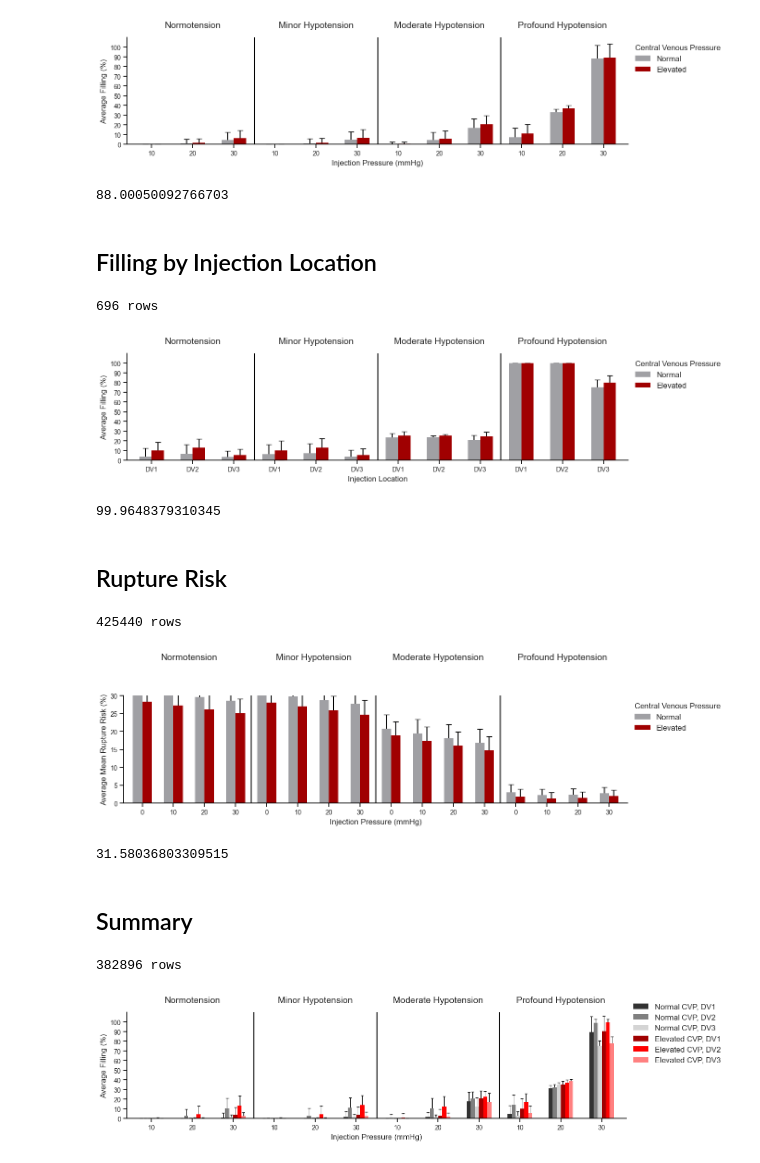
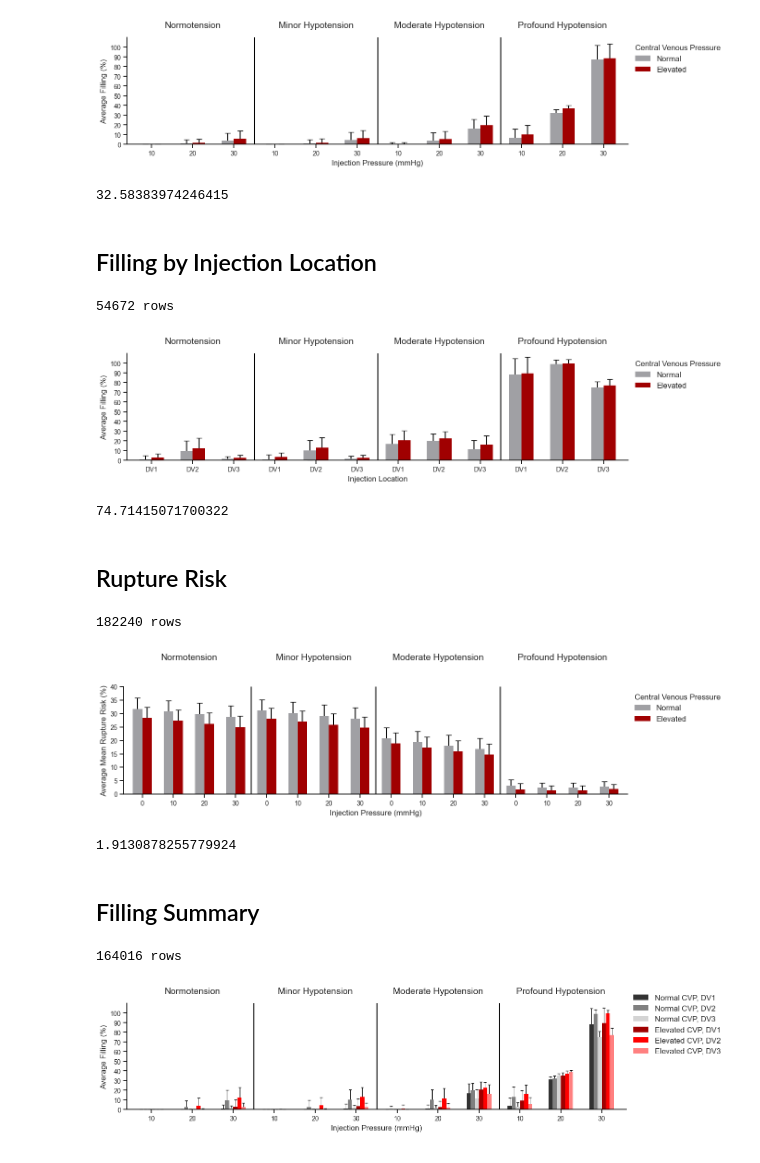
Before and after one commit to JentGent/avm, a Jupyter notebook: jupyter/jupyter.ipynb, the cells around one changed output. Drawn from its saved outputs; the diff is of its cells as text; code cells hidden in the pictures.

```diff
--- a/jupyter/jupyter.ipynb
+++ b/jupyter/jupyter.ipynb
@@ -17,6 +17,6 @@ df_combined = df_mac._append(df_windows, ignore_index=True)
 df_combined.to_csv(output_file_path, index=False)
 # %%
 # Read CSV file
-data = pd.read_csv('../data/2024-08-24-six-compartments-no-af4-af3-tiny.csv')
+data = pd.read_csv('../data/2024-08-25-combined.csv')
 print(f'{len(data)} rows')
 # %% [output]
@@ -395,13 +395,13 @@ plt.show()
 value = grouped_data[
     (grouped_data['Blood pressure hypotension'] == 'profound') &
     (grouped_data['CVP pressure'] == 'normal') &
-    (grouped_data['Injection pressure (mmHg)'] == 30) &
+    (grouped_data['Injection pressure (mmHg)'] == 20) &
     (1 == 1)  # Ignore
 ]['filling_mean'].values[0]
 
 print(value)
 # %% [output]
-88.00050092766703
+32.58383974246415
 # %% [markdown]
 ## Filling by Injection Location
 # %%
@@ -414,7 +414,7 @@ filtered_data = data[
 
 print(f'{len(filtered_data)} rows')
 # %% [output]
-696 rows
+54672 rows
 # %%
 grouped_data = filtered_data.groupby(['Blood pressure hypotension', 'Injection location', 'CVP pressure']).agg({
     'Percent filled post-injection (%)': ['mean', 'std']
@@ -530,18 +530,18 @@ ax.legend(
 plt.grid(False)
 plt.show()
 # %% [output]
-[figure, old version]
+[figure, new version]
 # %%
 value = grouped_data[
     (grouped_data['Blood pressure hypotension'] == 'profound') &
     (grouped_data['CVP pressure'] == 'normal') &
-    (grouped_data['Injection location'] == 'DV1') &
+    (grouped_data['Injection location'] == 'DV3') &
     (1 == 1)  # Ignore
 ]['filling_mean'].values[0]
 
 print(value)
 # %% [output]
-99.9648379310345
+74.71415071700322
 # %% [markdown]
 ## Rupture Risk
 # %%
@@ -552,7 +552,7 @@ filtered_data = data[
 
 print(f'{len(filtered_data)} rows')
 # %% [output]
-425440 rows
+182240 rows
 # %%
 grouped_data = filtered_data.groupby(['Blood pressure hypotension', 'Injection pressure (mmHg)', 'CVP pressure']).agg({
     'Mean rupture risk (%)': ['mean', 'std']
@@ -611,7 +611,7 @@ plt.setp(
     xticklabels=['0', '10', '20', '30'] * 4,
     xlabel='Injection Pressure (mmHg)',
     ylabel='Average Mean Rupture Risk (%)',
-    ylim=[0, 30],
+    ylim=[0, 40],
 )
 
 plt.setp(
@@ -634,45 +634,47 @@ ax.tick_params(
     labelsize=10,
     left=True,
     color=ax.spines['left'].get_edgecolor(),
     which='both',
 )
 
 plt.setp([ax.spines['top'], ax.spines['right']], visible=False)
 
 categories = ['Normotension', 'Minor Hypotension', 'Moderate Hypotension', 'Profound Hypotension']
 category_positions = [np.mean(x[i*4:(i+1)*4]) for i in range(4)]
 
 for i, label in enumerate(categories):
     ax.text(category_positions[i], ax.get_ylim()[1] + 10, label, ha='center', fontsize=14)
 
 for i in range(1, 4):
     ax.axvline(np.mean(x[i*4-1:i*4+1]), color=BORDER_COLOR, linewidth=1.5)
 
 ax.legend(
     title="Central Venous Pressure",
     loc='center left',
     bbox_to_anchor=(1, 0.8),
     frameon=False,
     alignment='left',
     fontsize=12,
     title_fontsize=12,
 )
 
 plt.grid(False)
 plt.show()
 # %% [output]
-[figure, old version]
+[figure, new version]
 # %%
 value = grouped_data[
-    (grouped_data['CVP pressure'] == 'normal') &
+    (grouped_data['Blood pressure hypotension'] == 'profound') &
+    (grouped_data['Injection pressure (mmHg)'] == 30) &
+    (grouped_data['CVP pressure'] == 'elevated') &
     (1 == 1)  # Ignore
 ]['risk_mean'].values[0]
 
 print(value)
 # %% [output]
-31.58036803309515
+1.9130878255779924
 # %% [markdown]
-## Summary
+## Filling Summary
 # %%
 filtered_data = data[
     (~data['Injection location'].isna()) &
@@ -682,7 +684,7 @@ filtered_data = data[
 
 print(f'{len(filtered_data)} rows')
 # %% [output]
-382896 rows
+164016 rows
 # %%
 grouped_data = filtered_data.groupby(['Blood pressure hypotension', 'Injection pressure (mmHg)', 'CVP pressure', 'Injection location']).agg({
     'Percent filled post-injection (%)': ['mean', 'std']
```
Also changed, not shown: parts of 20 cells of this notebook.
